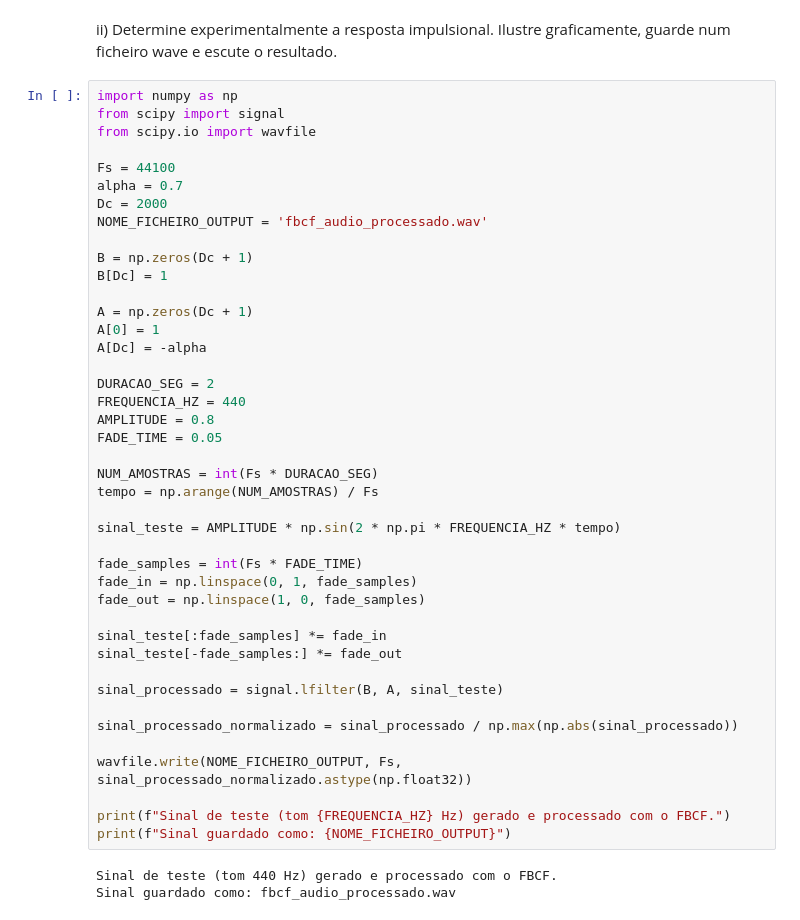
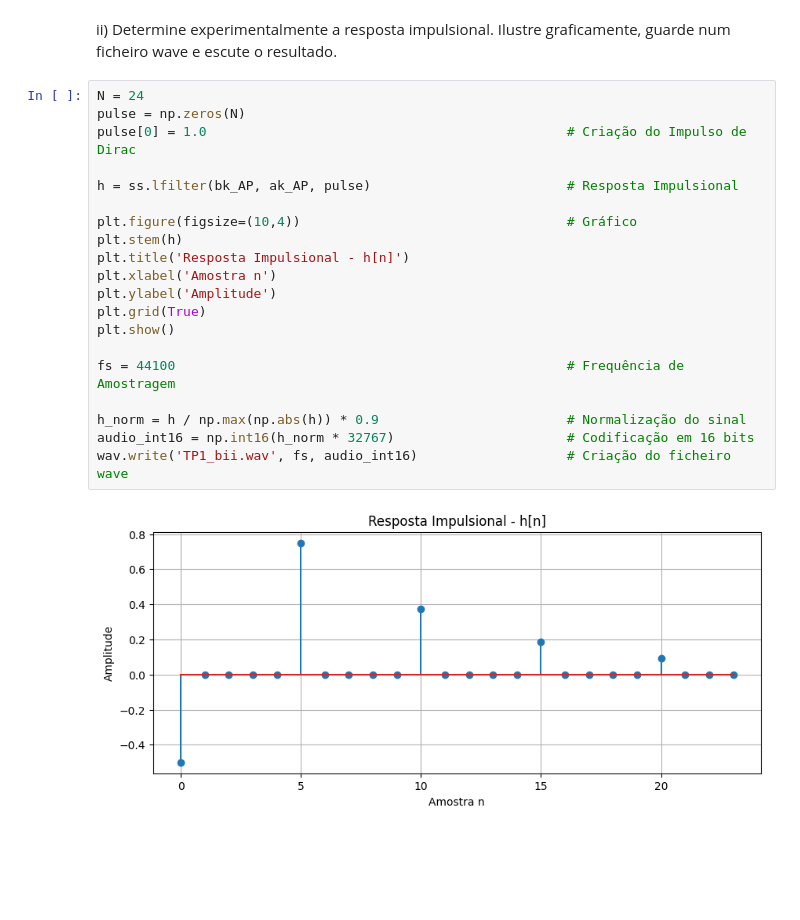
Before and after one commit to Dexiis/PSM-TP1, a Jupyter notebook: Trabalho 1.ipynb, the cells around one changed output. Saved outputs shown, nothing was run; the diff lists cells and outputs as text; blank space fills up the shorter version.

```diff
--- a/Trabalho 1.ipynb
+++ b/Trabalho 1.ipynb
@@ -109,47 +187,24 @@ Coeficientes do Denominador A (primeiros 5 e último):
 # %% [markdown]
 ii) Determine experimentalmente a resposta impulsional. Ilustre graficamente, guarde num ficheiro wave e escute o resultado.
-# %%
-import numpy as np
-from scipy import signal
-from scipy.io import wavfile
-
-Fs = 44100
-alpha = 0.7
-Dc = 2000
-NOME_FICHEIRO_OUTPUT = 'fbcf_audio_processado.wav'
-
-B = np.zeros(Dc + 1)
-B[Dc] = 1
-
-A = np.zeros(Dc + 1)
-A[0] = 1
-A[Dc] = -alpha
-
-DURACAO_SEG = 2
-FREQUENCIA_HZ = 440
-AMPLITUDE = 0.8
-FADE_TIME = 0.05
-
-NUM_AMOSTRAS = int(Fs * DURACAO_SEG)
-tempo = np.arange(NUM_AMOSTRAS) / Fs
-
-sinal_teste = AMPLITUDE * np.sin(2 * np.pi * FREQUENCIA_HZ * tempo)
-
-fade_samples = int(Fs * FADE_TIME)
-fade_in = np.linspace(0, 1, fade_samples)
-fade_out = np.linspace(1, 0, fade_samples)
-
-sinal_teste[:fade_samples] *= fade_in
-sinal_teste[-fade_samples:] *= fade_out
-
-sinal_processado = signal.lfilter(B, A, sinal_teste)
-
-sinal_processado_normalizado = sinal_processado / np.max(np.abs(sinal_processado))
-
-wavfile.write(NOME_FICHEIRO_OUTPUT, Fs, sinal_processado_normalizado.astype(np.float32))
-
-print(f"Sinal de teste (tom {FREQUENCIA_HZ} Hz) gerado e processado com o FBCF.")
-print(f"Sinal guardado como: {NOME_FICHEIRO_OUTPUT}")
-# %% [output]
-Sinal de teste (tom 440 Hz) gerado e processado com o FBCF.
-Sinal guardado como: fbcf_audio_processado.wav
+# %%
+N = 24
+pulse = np.zeros(N)
+pulse[0] = 1.0                                              # Criação do Impulso de Dirac
+
+h = ss.lfilter(bk_AP, ak_AP, pulse)                         # Resposta Impulsional
+
+plt.figure(figsize=(10,4))                                  # Gráfico
+plt.stem(h)
+plt.title('Resposta Impulsional - h[n]')
+plt.xlabel('Amostra n')
+plt.ylabel('Amplitude')
+plt.grid(True)
+plt.show()
+
+fs = 44100                                                  # Frequência de Amostragem
+
+h_norm = h / np.max(np.abs(h)) * 0.9                        # Normalização do sinal
+audio_int16 = np.int16(h_norm * 32767)                      # Codificação em 16 bits
+wav.write('TP1_bii.wav', fs, audio_int16)                   # Criação do ficheiro wave
+# %% [output]
+[figure, added]
```
Also changed, not shown: parts of 9 cells of this notebook, 2 other files.
